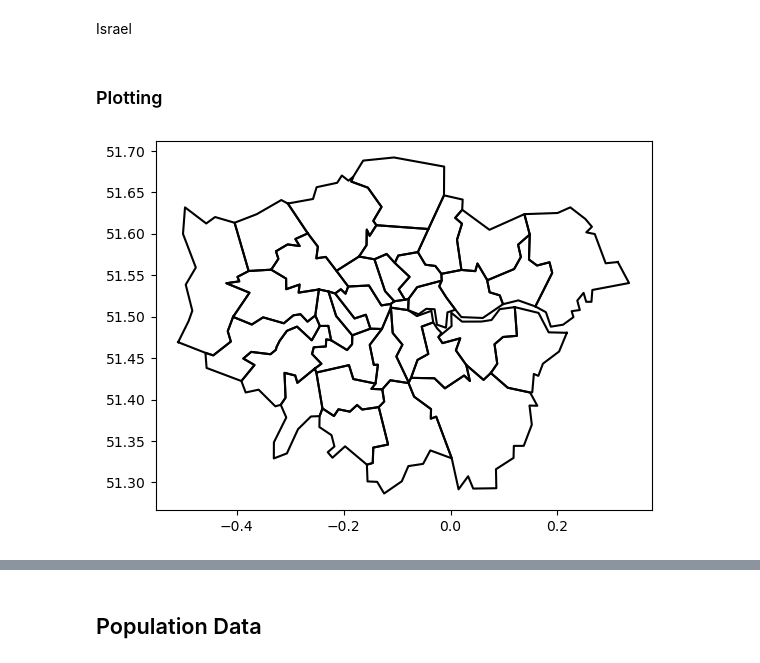
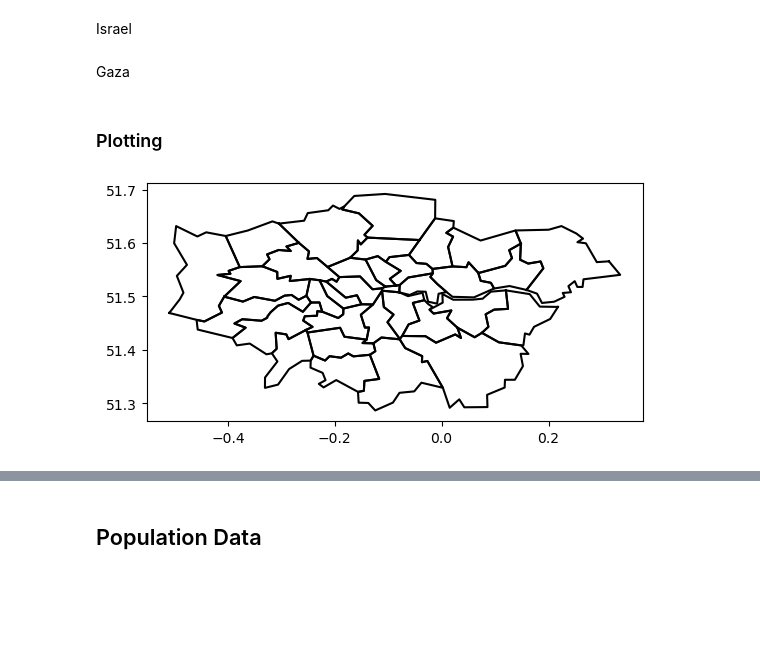
Before and after one commit to LiorSinai/population_distributions, a Jupyter notebook: population_densities_patches.ipynb, the cells around one changed output, grey strips where cells are left out. Saved outputs shown, nothing was run; the diff lists cells and outputs as text; code cells hidden in the pictures; blank space fills up the shorter version.

```diff
--- a/population_densities_patches.ipynb
+++ b/population_densities_patches.ipynb
@@ -37,14 +39,9 @@ with open(geojson_filepath, 'r') as f:
     shape_data = json.load(f)
 
 london_borough_features = filter_features_by_list(shape_data, 'shapeName', london_boroughs)
-london_borough_boundaries = get_polygons(london_borough_features, mainland=True)
+london_borough_polygons = get_polygons(london_borough_features, mainland=True)
 inner_city_borough_features = filter_features_by_list(shape_data, 'shapeName', inner_city_boroughs)
-inner_city_borough_boundaries = get_polygons(inner_city_borough_features, mainland=True)
-city_of_london_features = filter_features(shape_data, 'shapeName', 'City of London')
-city_of_london_boundary = get_polygons(city_of_london_features, mainland=True)['City of London']
-
-region_polygons = london_borough_boundaries
-admin_polygons = inner_city_borough_boundaries
+inner_city_borough_polygons = get_polygons(inner_city_borough_features, mainland=True)
 # %% [markdown]
 South Africa
 # %%
@@ -123,0 +111,2 @@ region_polygons = admin_polygons
+# %% [markdown]
+Gaza
@@ -124,19 +123,23 @@ region_polygons = admin_polygons
 # %% [markdown]
 ### Plotting
+# %%
+admin_polygons = london_borough_polygons
+region_name = 'London'
 # %%
 fig, ax = plt.subplots()
-for idx, shape in enumerate(region_polygons.values()):
+for idx, shape in enumerate(admin_polygons.values()):
     if isinstance(shape, Polygon):
         polygon = shape
         xs, ys = polygon.exterior.coords.xy
         ax.plot(xs, ys, 'k-')
     elif isinstance(shape, MultiPolygon):
         for polygon in shape.geoms:
             xs, ys = polygon.exterior.coords.xy
             ax.plot(xs, ys, 'k-')
     else:
         print(f'Shape at idx {idx} is of type {type(shape)} is not supported')
+ax.set_aspect('equal')
 ax.plot();
 # %% [output]
-[figure, old version]
+[figure, new version]
 # %%
```
Also changed, not shown: parts of 38 cells of this notebook, 6 other files.
